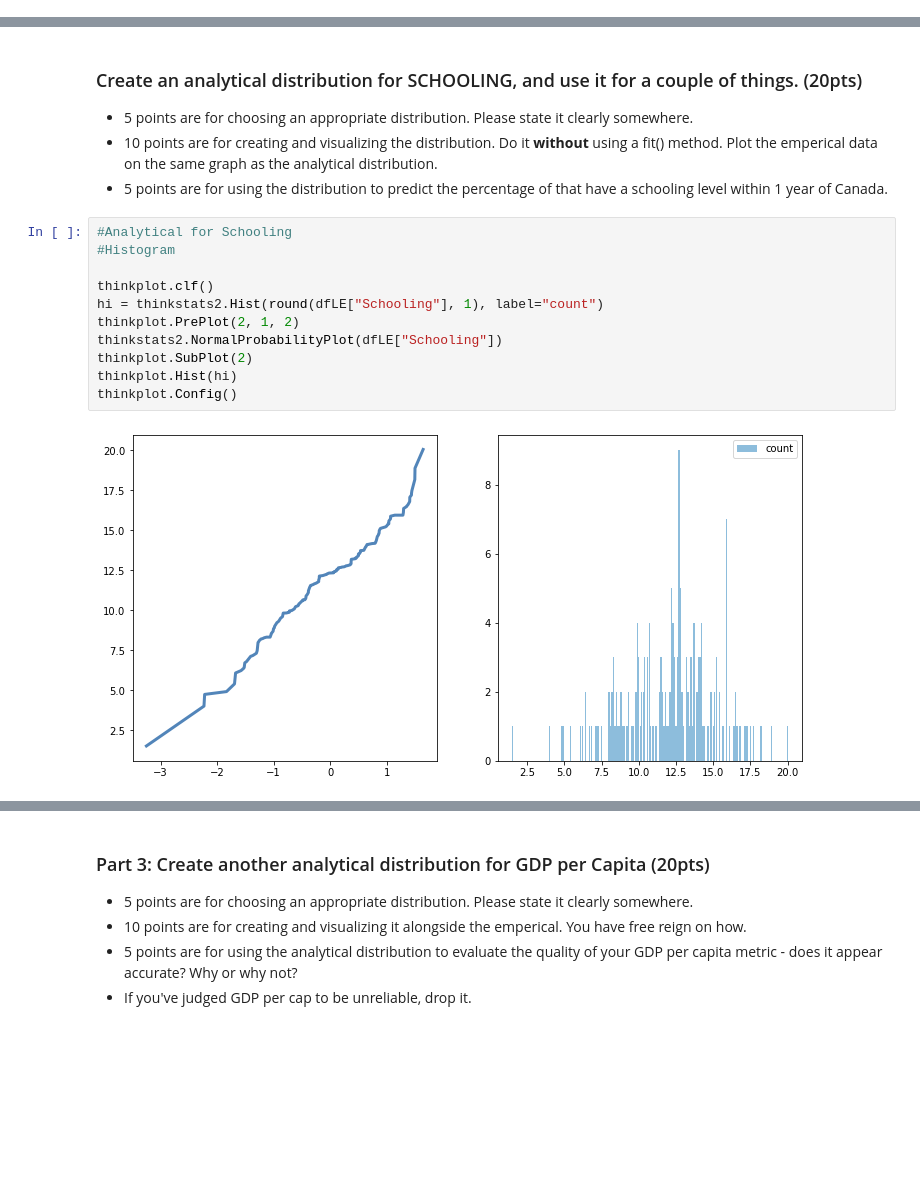
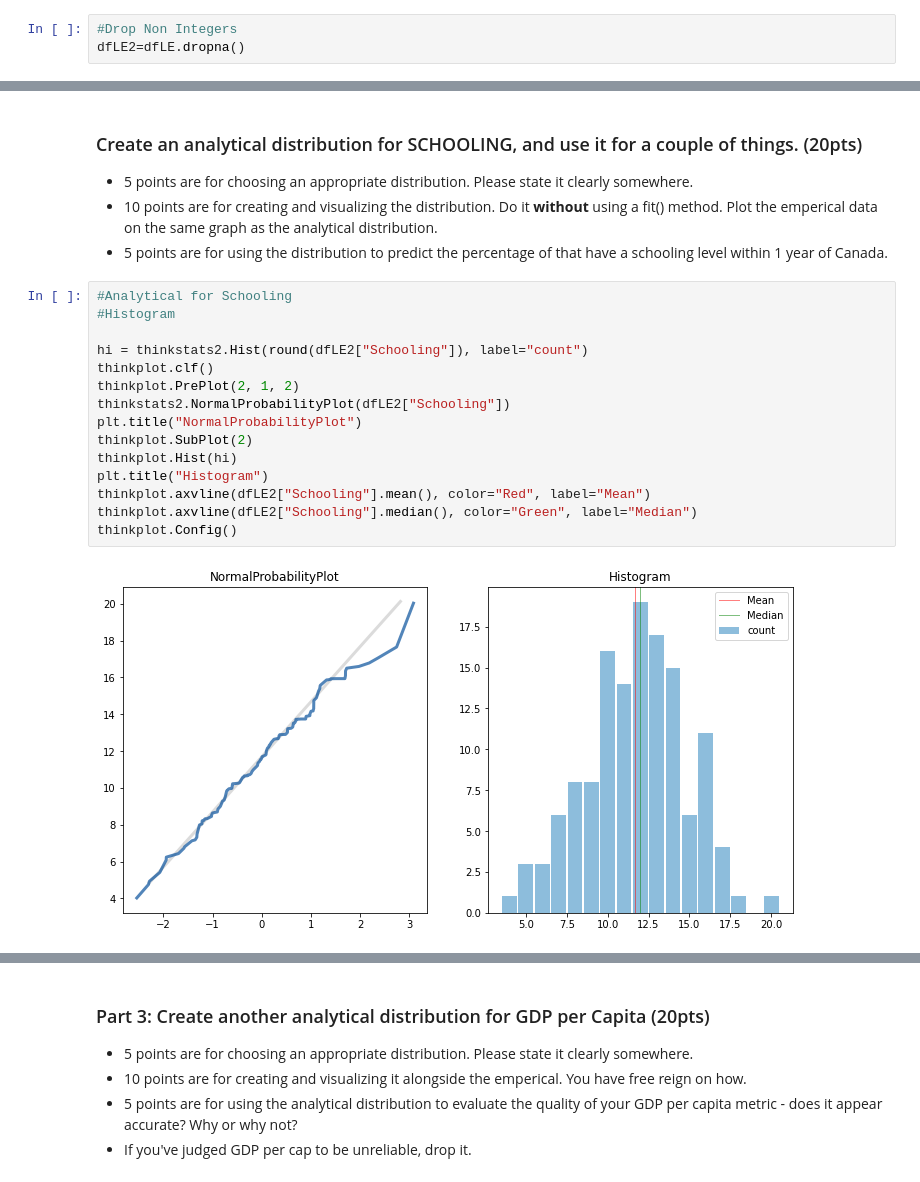
Before and after one commit to okohnkay/BSIP_Assignment_2_Students, a Jupyter notebook: Nneka Okoh stats_asn_2_start.ipynb, the cells around one changed output, grey strips where cells are left out. Cells and saved outputs as stored; diff of their text form; blank space fills up the shorter version.

```diff
--- a/Nneka Okoh stats_asn_2_start.ipynb
+++ b/Nneka Okoh stats_asn_2_start.ipynb
@@ -96,6 +98,9 @@ Print each distribution is some type of visualization, also print the cumulative
 <li>5 points for formatting things in a nice layout. Hint: for whatever chart you use, look into some formatting options. Think of what to try to Google for an example for printing multiple charts, a grid of charts, etc... and try to adapt one to yours. There is also a way to do it using some thinkstats/thinkplot stuff.
 <li><b>5 points are for doing it in an efficient way - just listing off each column is lots of typing... Remember, the #1 trait of programmers is laziness with respect to repetitive tasks. If we are doing the same thing over and over with tiny changes, try to think of a condensed way to do this...</b>
 </ul>
+# %%
+#Drop Non Integers
+dfLE2=dfLE.dropna()
 # %%
 #Print all distributions
 # Graphing Helper Function
@@ -142,16 +191,20 @@ bigGraph(dfLE, 'infantdeaths', )
 # %%
 #Analytical for Schooling
 #Histogram
 
+hi = thinkstats2.Hist(round(dfLE2["Schooling"]), label="count")
 thinkplot.clf()
-hi = thinkstats2.Hist(round(dfLE["Schooling"], 1), label="count")
 thinkplot.PrePlot(2, 1, 2)
-thinkstats2.NormalProbabilityPlot(dfLE["Schooling"])
+thinkstats2.NormalProbabilityPlot(dfLE2["Schooling"])
+plt.title("NormalProbabilityPlot")
 thinkplot.SubPlot(2)
 thinkplot.Hist(hi)
+plt.title("Histogram")
+thinkplot.axvline(dfLE2["Schooling"].mean(), color="Red", label="Mean")
+thinkplot.axvline(dfLE2["Schooling"].median(), color="Green", label="Median")
 thinkplot.Config()
 # %% [output]
-[figure, old version]
+[figure, new version]
 # %%
 #Create a normal distribution based on the characteristics of the kinda-normal data
 import scipy.stats
```
Also changed, not shown: parts of 22 cells of this notebook.
